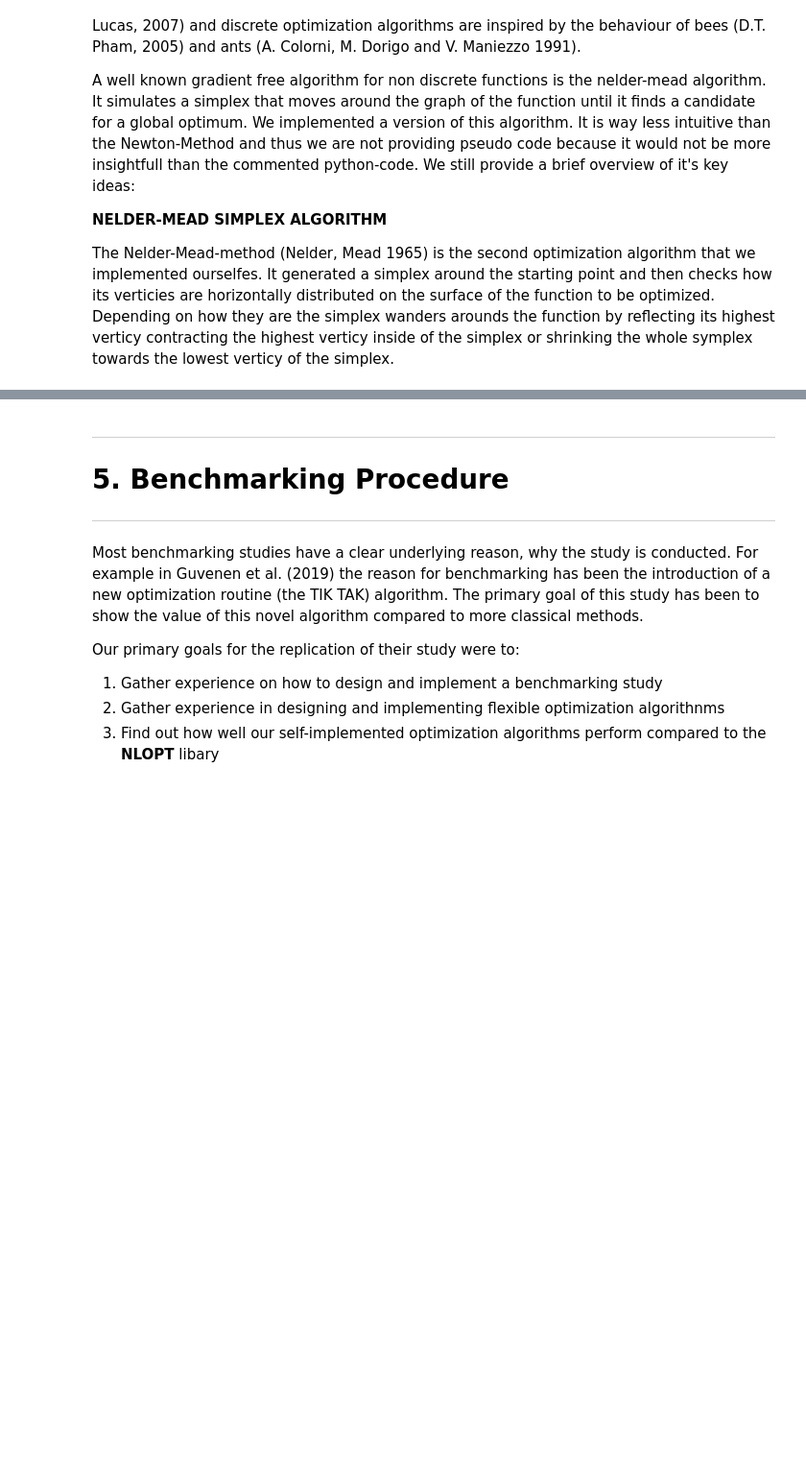
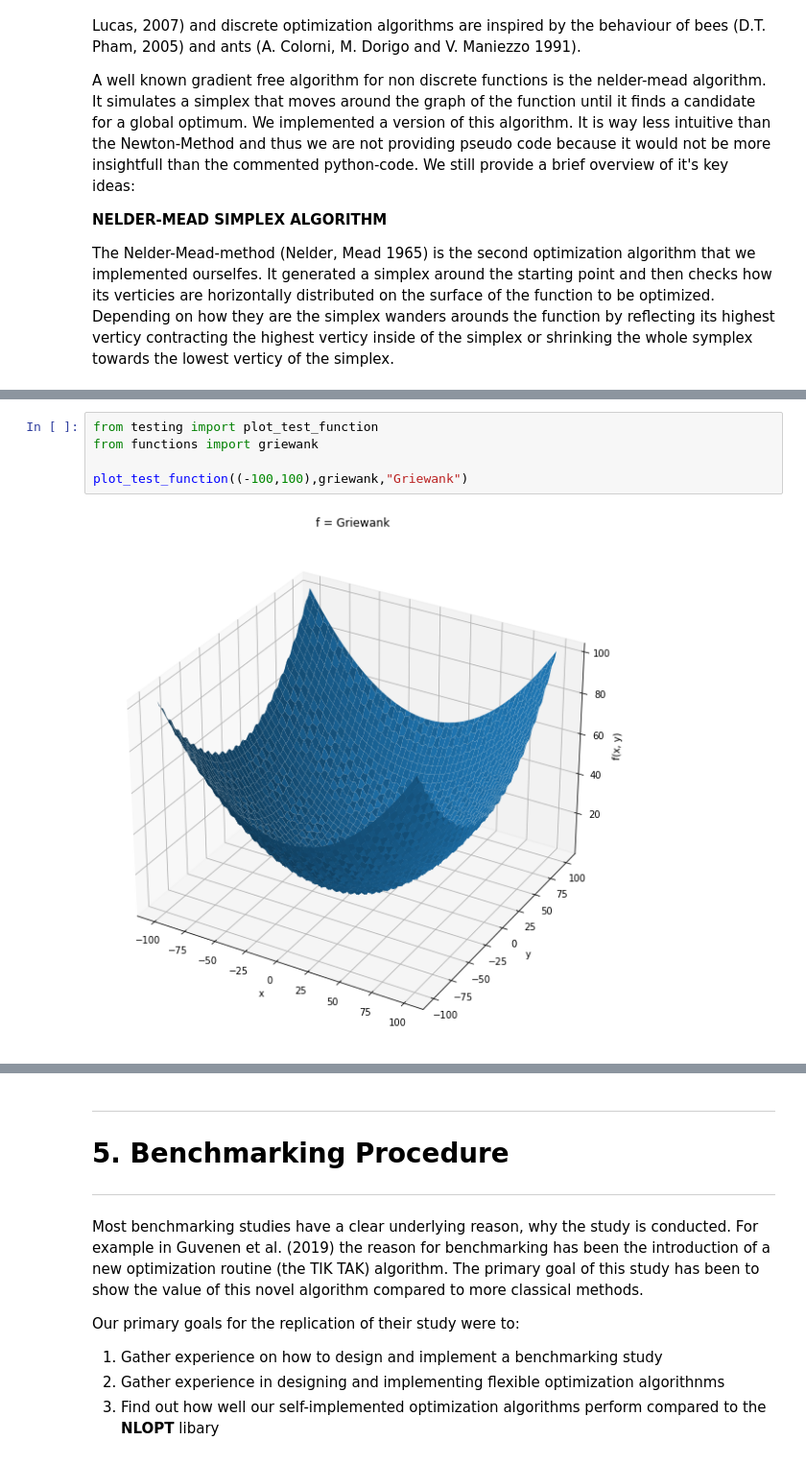
Before and after one commit to OpenSourceEconomics/ose-scientific-computing-course-wirecard, a Jupyter notebook: auxiliary/eppe_abgabe.ipynb, the cells around one changed output, grey strips where cells are left out. Shown at 96% size. Cells and saved outputs as stored; diff of their text form; blank space fills up the shorter version.

```diff
--- a/auxiliary/eppe_abgabe.ipynb
+++ b/auxiliary/eppe_abgabe.ipynb
@@ -129,0 +140,7 @@ In order to test the algorithms we implemented we needed to select real valued f
+# %%
+from testing import plot_test_function
+from functions import griewank
+
+plot_test_function((-100,100),griewank,"Griewank")
+# %% [output]
+[figure, added]
```
Also changed, not shown: parts of 28 cells of this notebook, 3 other files.
